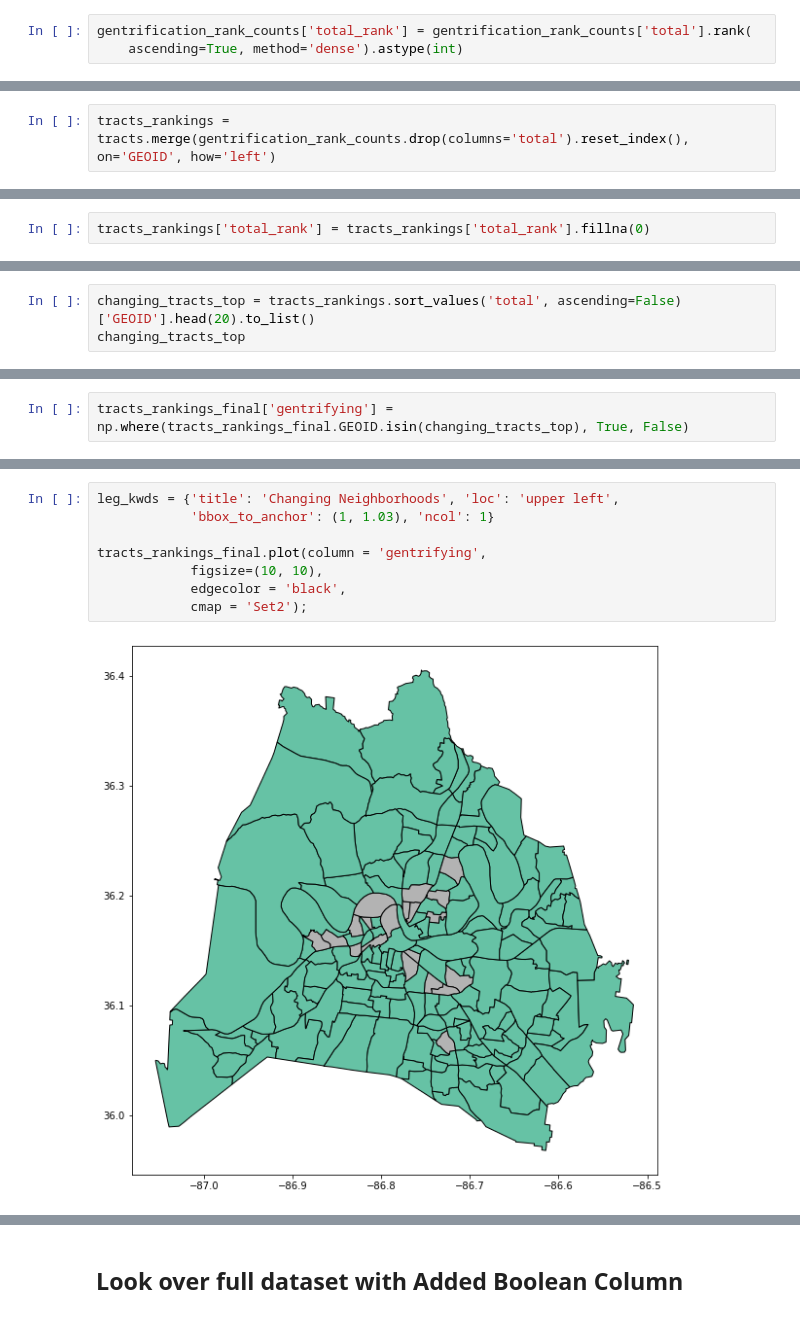
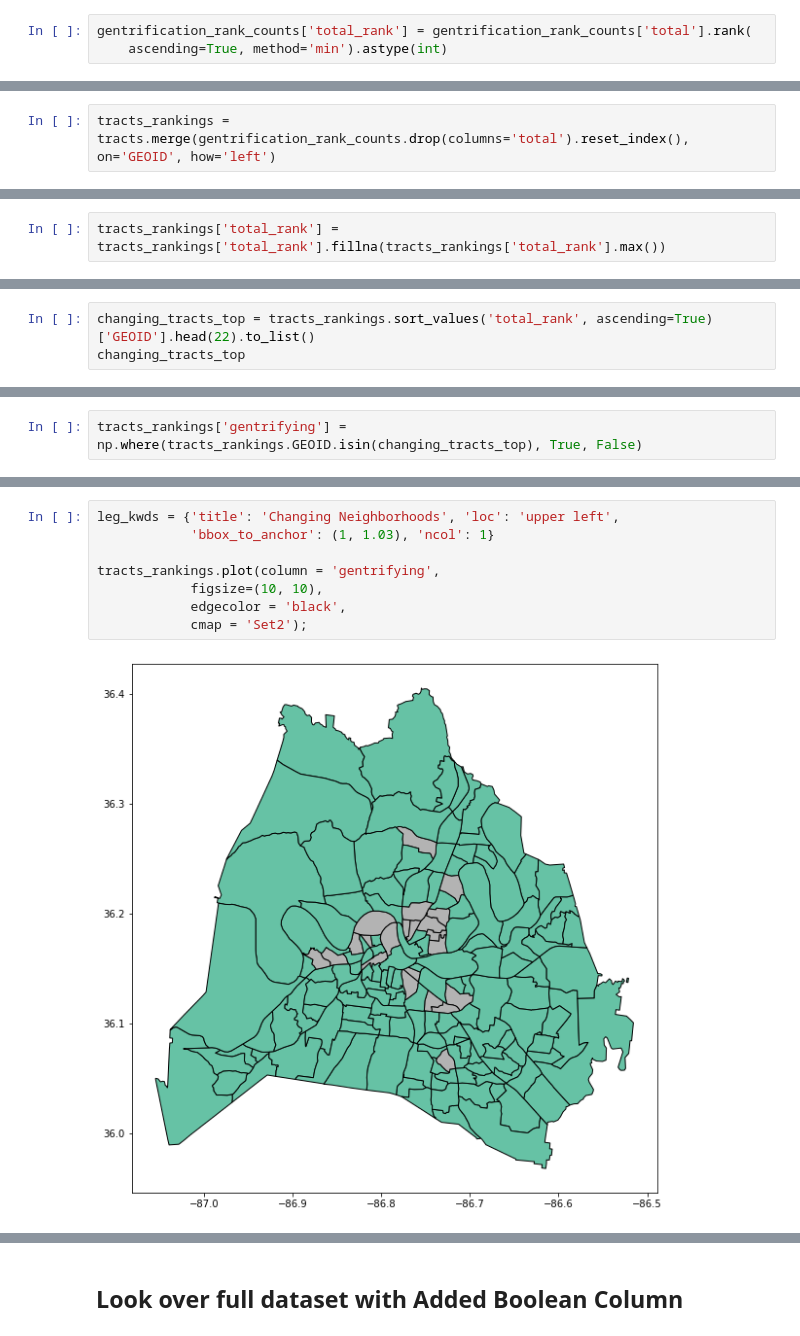
Before and after one commit to matttparker/airbnb-sentiments, a Jupyter notebook: notebooks/mp03_gentrification_identification.ipynb, the cells around one changed output, grey strips where cells are left out. Cells and saved outputs as stored; diff of their text form.

Commit message:
EDA Visuals, Cleaning and re-exporting datasets and plotlys

```diff
--- a/notebooks/mp03_gentrification_identification.ipynb
+++ b/notebooks/mp03_gentrification_identification.ipynb
@@ -342,7 +224,7 @@ gentrification_rank_counts = gentrification_ranks[['house_pct_change_rank', 'ren
 gentrification_rank_counts['total'] = gentrification_rank_counts.sum(axis=1)
 # %%
 gentrification_rank_counts['total_rank'] = gentrification_rank_counts['total'].rank(
-    ascending=True, method='dense').astype(int)
+    ascending=True, method='min').astype(int)
 # %%
 gentrification_rank_counts
 # %% [output]
@@ -447,5 +310,5 @@ tracts_rankings
 # %%
-tracts_rankings['total_rank'] = tracts_rankings['total_rank'].fillna(0)
+tracts_rankings['total_rank'] = tracts_rankings['total_rank'].fillna(tracts_rankings['total_rank'].max())
 # %%
 tracts_rankings.head()
 # %% [output]
@@ -525,5 +386,5 @@ tracts_rankings.head()
 # %%
-changing_tracts_top = tracts_rankings.sort_values('total', ascending=False)['GEOID'].head(20).to_list()
+changing_tracts_top = tracts_rankings.sort_values('total_rank', ascending=True)['GEOID'].head(22).to_list()
 changing_tracts_top
 # %% [output]
 ['47037012600',
@@ -551,2 +407,2 @@ tracts_rankings_final = tracts_rankings.copy()
 # %%
-tracts_rankings_final['gentrifying'] = np.where(tracts_rankings_final.GEOID.isin(changing_tracts_top), True, False)
+tracts_rankings['gentrifying'] = np.where(tracts_rankings.GEOID.isin(changing_tracts_top), True, False)
@@ -553,10 +418,10 @@ tracts_rankings_final['gentrifying'] = np.where(tracts_rankings_final.GEOID.isin
 # %%
 leg_kwds = {'title': 'Changing Neighborhoods', 'loc': 'upper left',
             'bbox_to_anchor': (1, 1.03), 'ncol': 1}
 
-tracts_rankings_final.plot(column = 'gentrifying',
+tracts_rankings.plot(column = 'gentrifying',
             figsize=(10, 10),
             edgecolor = 'black',
             cmap = 'Set2');
 # %% [output]
-[figure, old version]
+[figure, new version]
```
Also changed, not shown: parts of 105 cells of this notebook, 7 other files.
